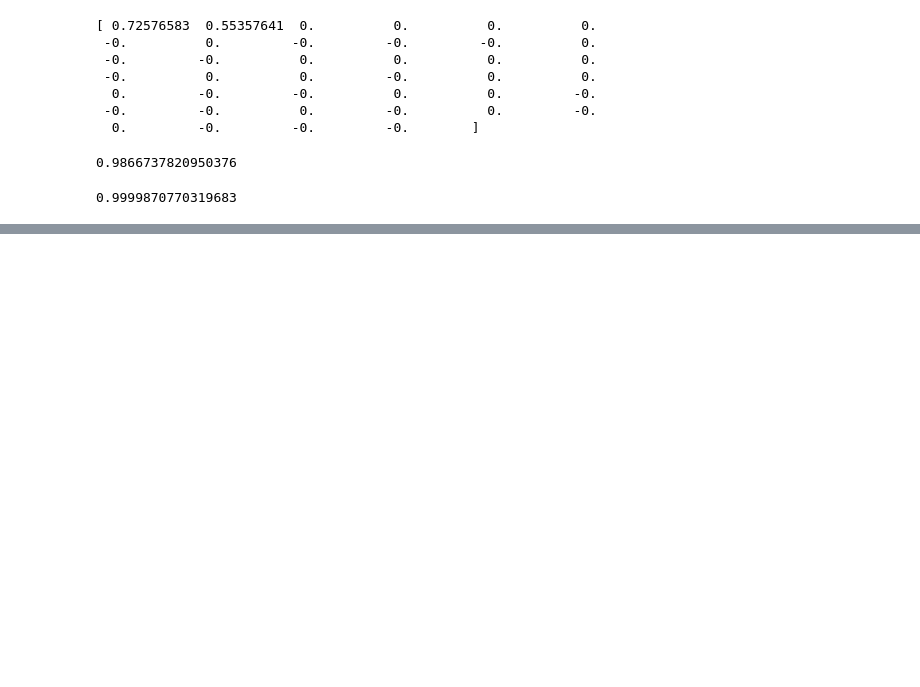
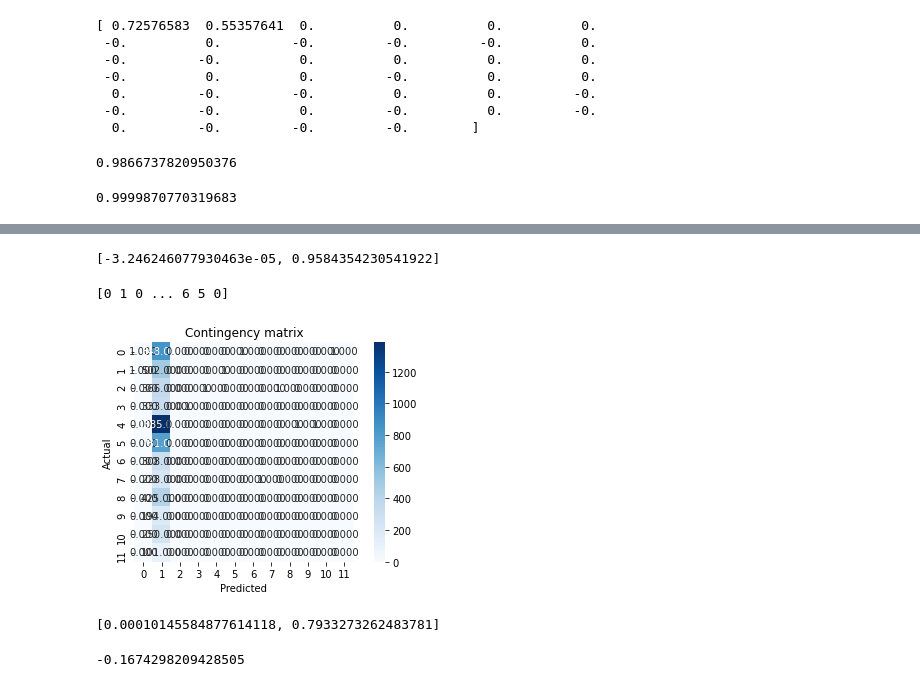
Before and after one commit to lambert-stephen/Data-Science-Final-Project, a Jupyter notebook: final_project.ipynb, the cells around one changed output, grey strips where cells are left out. Cells and saved outputs as stored; diff of their text form; code cells hidden in the pictures; blank space fills up the shorter version.

```diff
--- a/final_project.ipynb
+++ b/final_project.ipynb
@@ -1218,0 +1323,48 @@ print(Rsqr_val)
+# %%
+# Results
+adjusted_rand_index3 = metrics.adjusted_rand_score(Y, clusters3)
+silhouette_coefficient3 = metrics.silhouette_score(X_scaled, clusters3, metric = "euclidean")
+print([adjusted_rand_index3, silhouette_coefficient3])
+# %% [output]
+[-3.246246077930463e-05, 0.9584354230541922]
+# %%
+# Factorize class labels (Genre)
+factor = pd.factorize(data['Genre'])
+print(factor[0])
+# %% [output]
+[0 1 0 ... 6 5 0]
+# %%
+# Partition the dataset
+X = data[['NA_Sales', 'EU_Sales', 'JP_Sales', 'Other_Sales', 'Global_Sales', 'Metascore', 'Userscore']]
+Y = factor[0]
+
+# Standardize the dataset
+scaler = StandardScaler()
+scaler.fit(X)
+X_scaled = scaler.transform(X)
+# %%
+# Hierarchical Clustering (Genre)
+clustering = linkage(X_scaled, method = "single", metric = "euclidean")
+clusters = fcluster(clustering, 12, criterion = "maxclust")
+
+cont_matrix = metrics.cluster.contingency_matrix(Y, clusters)
+sns.heatmap(cont_matrix, annot = True, fmt = ".3f", square = True, cmap = plt.cm.Blues)
+plt.ylabel('Actual')
+plt.xlabel('Predicted')
+plt.title('Contingency matrix')
+plt.tight_layout()
+# %% [output]
+[figure, added]
+# %%
+# Results
+adjusted_rand_index = metrics.adjusted_rand_score(Y, clusters)
+silhouette_coefficient = metrics.silhouette_score(X_scaled, clusters, metric = "euclidean")
+print([adjusted_rand_index, silhouette_coefficient])
+# %% [output]
+[0.00010145584877614118, 0.7933273262483781]
+# %%
+# Compute evaluation metrics for the true clusters of the data (Genre)
+silhouette_coefficient = metrics.silhouette_score(X_scaled, Y, metric = "euclidean")
+print(silhouette_coefficient)
+# %% [output]
+-0.1674298209428505
```
Also changed, not shown: parts of 24 cells of this notebook.
